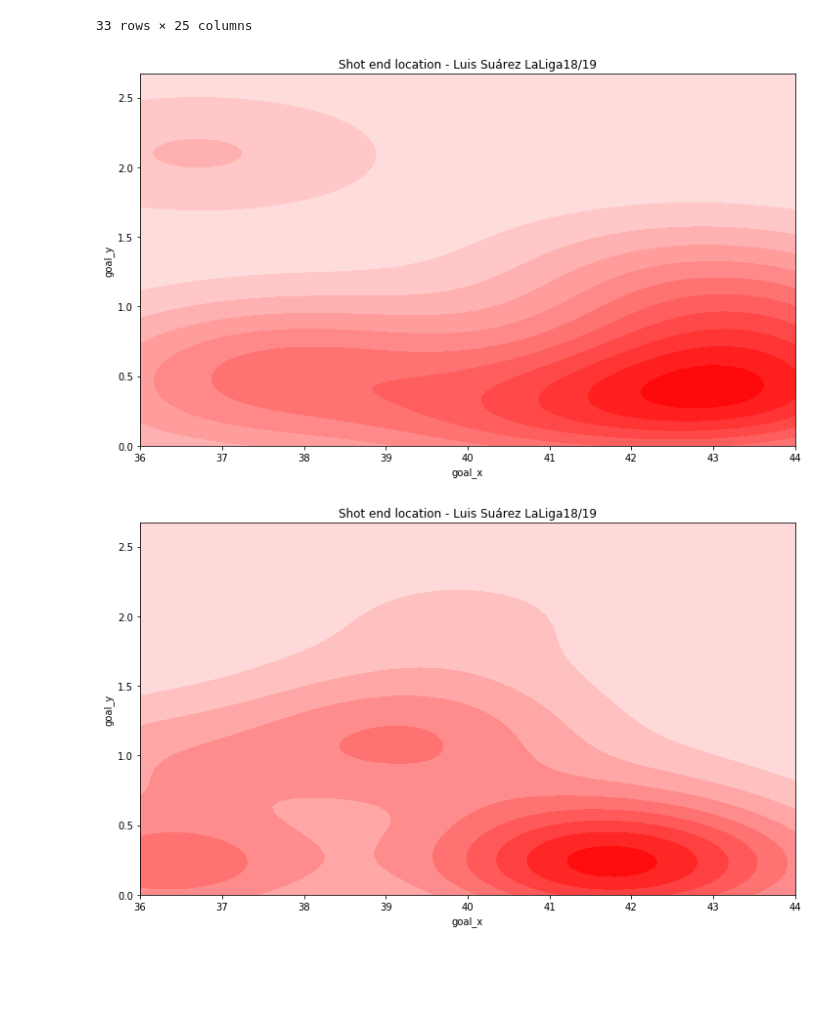
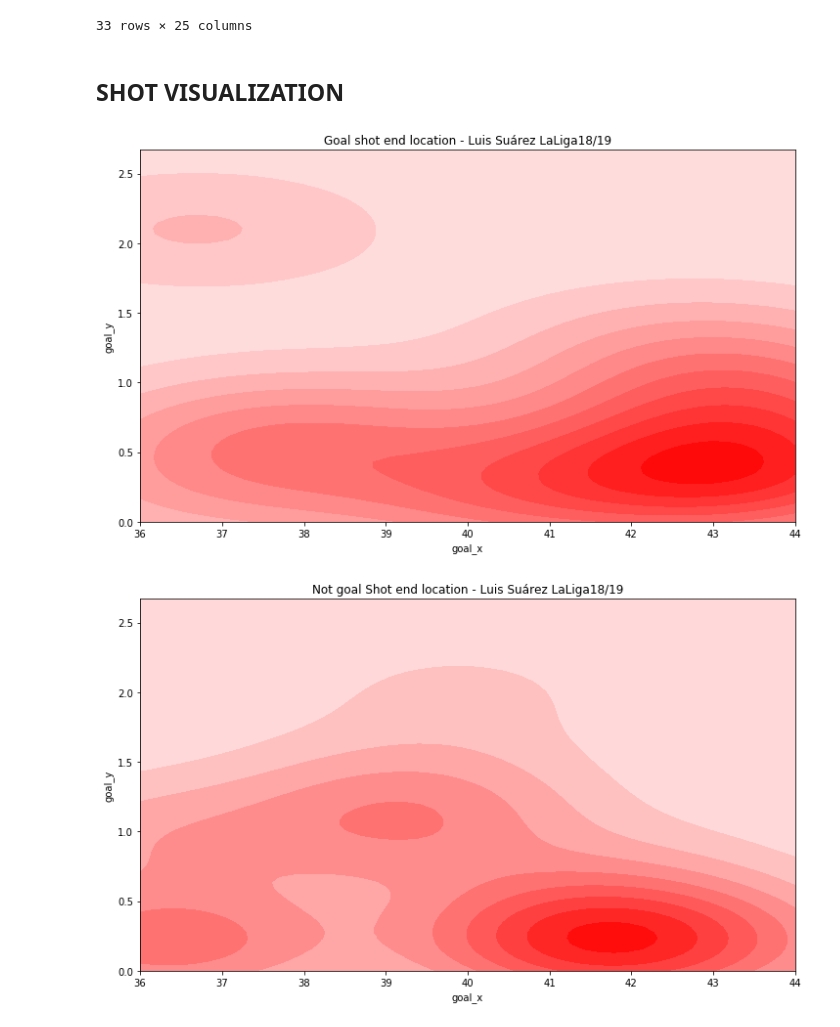
Before and after one commit to TiagoCasaleiroDias/fcbarcelona_luis_suarez_shot_analysis, a Jupyter notebook: code/2.1 - luis_luarez_shots_LaLiga_1819.ipynb, the cells around one changed output. Cells and saved outputs as stored; diff of their text form; code cells hidden in the pictures; blank space fills up the shorter version.

```diff
--- a/code/2.1 - luis_luarez_shots_LaLiga_1819.ipynb
+++ b/code/2.1 - luis_luarez_shots_LaLiga_1819.ipynb
@@ -169,6 +65,8 @@ luis_shots_on_goal
 | 462 | 1020 | 20 | 42 | 5246.0 | Luis Alberto Suárez Díaz | [106.2, 25.0] | 87.0 | Open Play | ... |
 | 511 | 4212 | 84 | 15 | 5246.0 | Luis Alberto Suárez Díaz | [97.7, 28.8] | 87.0 | Open Play | ... |
 33 rows × 25 columns
+# %% [markdown]
+## SHOT VISUALIZATION
 # %%
 x_goal=luis_shots_on_goal[luis_shots_on_goal['shot.outcome.name']=='Goal']['goal_x']
 y_goal=luis_shots_on_goal[luis_shots_on_goal['shot.outcome.name']=='Goal']['goal_y']
@@ -180,20 +78,20 @@ fig.set_size_inches(12, 7)
 sns.kdeplot(x_goal, y_goal, shade=True, color='red')
 plt.ylim(0, 2.67)
 plt.xlim(36, 44)
-plt.title('Shot end location - Luis Suárez LaLiga18/19')
+plt.title('Goal shot end location - Luis Suárez LaLiga18/19')
 plt.show()
 # %% [output]
-[figure, old version]
+[figure, new version]
 # %%
 fig=plt.figure() #set up the figures
 fig.set_size_inches(12, 7)
 sns.kdeplot(x_no_goal, y_no_goal, shade=True, color='red')
 plt.ylim(0, 2.67)
 plt.xlim(36, 44)
-plt.title('Shot end location - Luis Suárez LaLiga18/19')
+plt.title('Not goal Shot end location - Luis Suárez LaLiga18/19')
 plt.show()
 # %% [output]
-[figure, old version]
+[figure, new version]
 # %%
 fig=plt.figure() #set up the figures
 fig.set_size_inches(12, 7)
```
Also changed, not shown: parts of 15 cells of this notebook, 2 other files.
